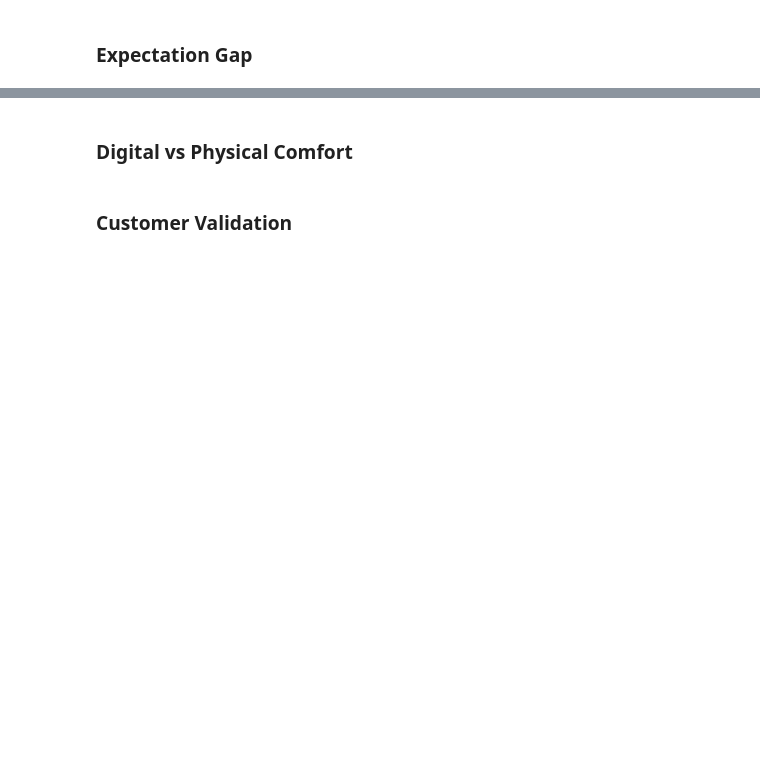
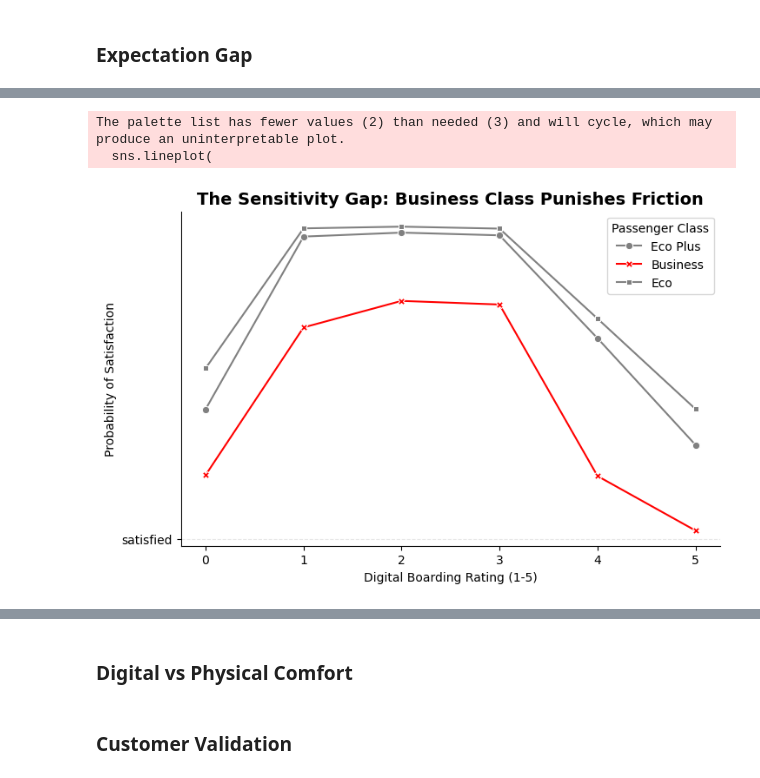
Before and after one commit to T-Godwins/airline-project, a Jupyter notebook: detailed_analysis/airline_sentiment_story.ipynb, the cells around one changed output, grey strips where cells are left out. Cells and saved outputs as stored; diff of their text form; code cells hidden in the pictures; blank space fills up the shorter version.

```diff
--- a/detailed_analysis/airline_sentiment_story.ipynb
+++ b/detailed_analysis/airline_sentiment_story.ipynb
@@ -41,0 +87,32 @@ plt.show()
+# %%
+import seaborn as sns
+import matplotlib.pyplot as plt
+
+# Simplified Line Chart
+plt.figure(figsize=(8, 5))
+sns.lineplot(
+    data=df,
+    x='Online boarding',
+    y='satisfaction',
+    hue='Class',
+    palette=['gray', 'red'], # Gray for Economy, RED for Business to make it pop
+    style='Class',
+    markers=True,
+    dashes=False,
+    errorbar=None # Remove the messy shaded confidence intervals
+)
+
+plt.title("The Sensitivity Gap: Business Class Punishes Friction", fontsize=14, fontweight='bold')
+plt.xlabel("Digital Boarding Rating (1-5)")
+plt.ylabel("Probability of Satisfaction")
+plt.legend(title='Passenger Class')
+plt.grid(axis='y', linestyle='--', alpha=0.3)
+
+# Remove top and right spines for a cleaner look
+sns.despine()
+
+plt.show()
+# %% [output]
+The palette list has fewer values (2) than needed (3) and will cycle, which may produce an uninterpretable plot.
+  sns.lineplot(
+[figure, added]
```
Also changed, not shown: parts of 7 cells of this notebook, 3 other files.
